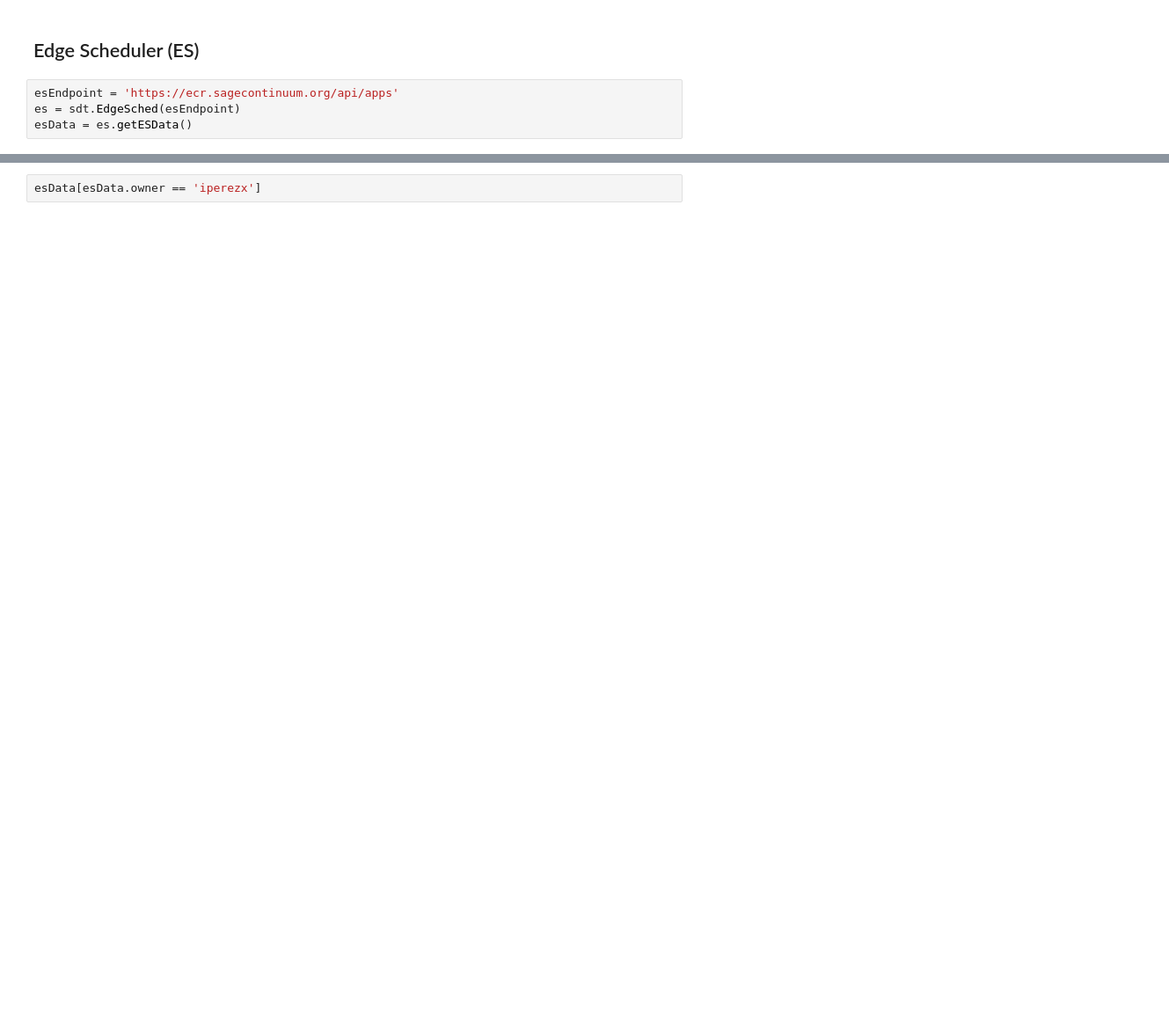
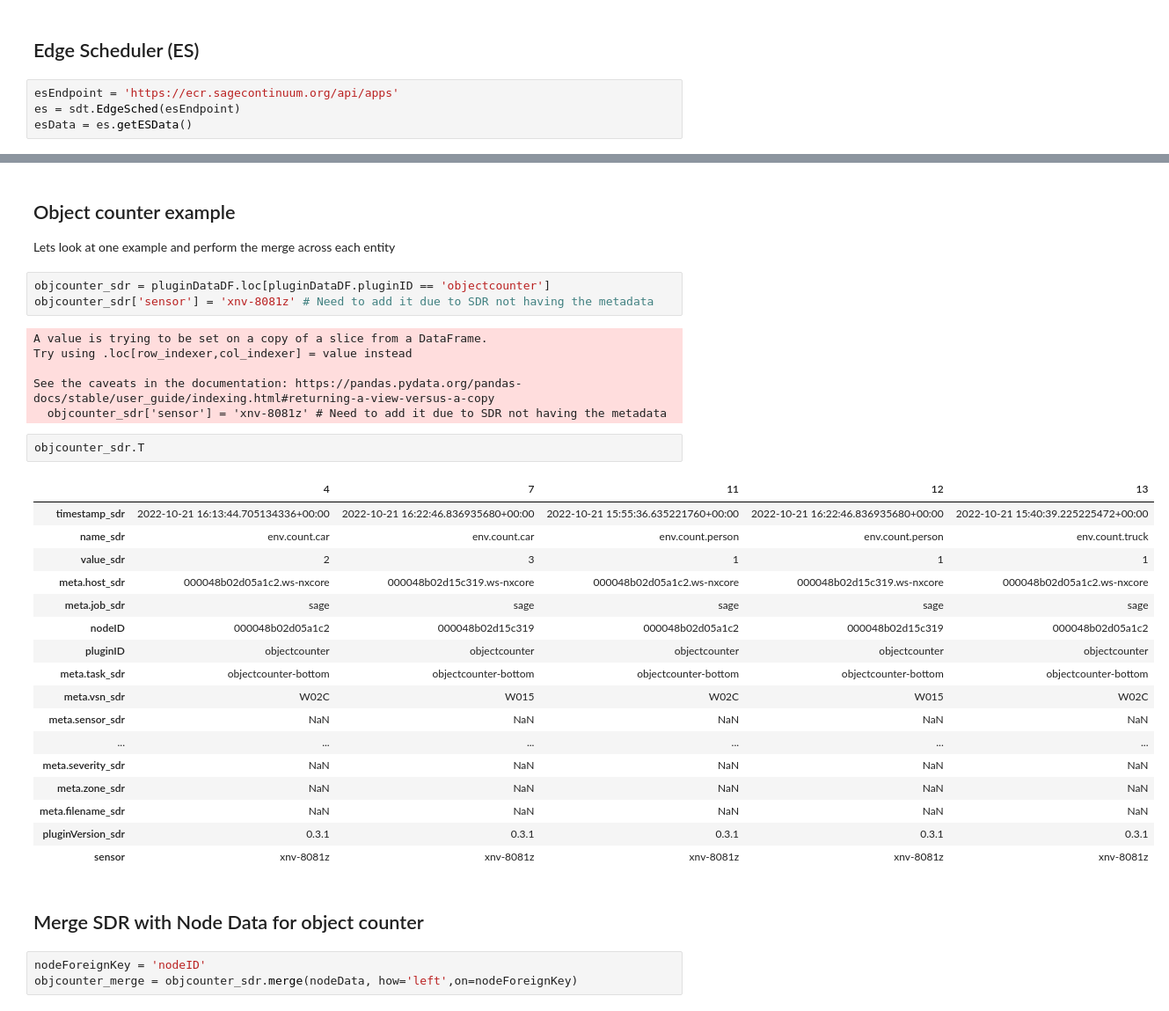
Before and after one commit to iperezx/sage-data-entities, a Jupyter notebook: docs/notebooks/walkthrough.ipynb, the cells around one changed output, grey strips where cells are left out. Shown at 88% size. Saved outputs shown, nothing was run; the diff lists cells and outputs as text; blank space fills up the shorter version.

Commit message:
Add merges.

```diff
--- a/docs/notebooks/walkthrough.ipynb
+++ b/docs/notebooks/walkthrough.ipynb
@@ -56,2 +142,37 @@ esData.T
-# %%
-esData[esData.owner == 'iperezx']
+# %% [markdown]
+## Object counter example
+Lets look at one example and perform the merge across each entity
+# %%
+objcounter_sdr = pluginDataDF.loc[pluginDataDF.pluginID == 'objectcounter']
+objcounter_sdr['sensor'] = 'xnv-8081z' # Need to add it due to SDR not having the metadata
+# %% [output]
+A value is trying to be set on a copy of a slice from a DataFrame.
+Try using .loc[row_indexer,col_indexer] = value instead
+
+See the caveats in the documentation: https://pandas.pydata.org/pandas-docs/stable/user_guide/indexing.html#returning-a-view-versus-a-copy
+  objcounter_sdr['sensor'] = 'xnv-8081z' # Need to add it due to SDR not having the metadata
+# %%
+objcounter_sdr.T
+# %% [output]
+|  | 4 | 7 | 11 | 12 | 13 |
+| timestamp_sdr | 2022-10-21 16:13:44.705134336+00:00 | 2022-10-21 16:22:46.836935680+00:00 | 2022-10-21 15:55:36.635221760+00:00 | 2022-10-21 16:22:46.836935680+00:00 | 2022-10-21 15:40:39.225225472+00:00 |
+| name_sdr | env.count.car | env.count.car | env.count.person | env.count.person | env.count.truck |
+| value_sdr | 2 | 3 | 1 | 1 | 1 |
+| meta.host_sdr | 000048b02d05a1c2.ws-nxcore | 000048b02d15c319.ws-nxcore | 000048b02d05a1c2.ws-nxcore | 000048b02d15c319.ws-nxcore | 000048b02d05a1c2.ws-nxcore |
+| meta.job_sdr | sage | sage | sage | sage | sage |
+| nodeID | 000048b02d05a1c2 | 000048b02d15c319 | 000048b02d05a1c2 | 000048b02d15c319 | 000048b02d05a1c2 |
+| pluginID | objectcounter | objectcounter | objectcounter | objectcounter | objectcounter |
+| meta.task_sdr | objectcounter-bottom | objectcounter-bottom | objectcounter-bottom | objectcounter-bottom | objectcounter-bottom |
+| meta.vsn_sdr | W02C | W015 | W02C | W015 | W02C |
+| meta.sensor_sdr | NaN | NaN | NaN | NaN | NaN |
+| ... | ... | ... | ... | ... | ... |
+| meta.severity_sdr | NaN | NaN | NaN | NaN | NaN |
+| meta.zone_sdr | NaN | NaN | NaN | NaN | NaN |
+| meta.filename_sdr | NaN | NaN | NaN | NaN | NaN |
+| pluginVersion_sdr | 0.3.1 | 0.3.1 | 0.3.1 | 0.3.1 | 0.3.1 |
+| sensor | xnv-8081z | xnv-8081z | xnv-8081z | xnv-8081z | xnv-8081z |
+# %% [markdown]
+## Merge SDR with Node Data for object counter
+# %%
+nodeForeignKey = 'nodeID'
+objcounter_merge = objcounter_sdr.merge(nodeData, how='left',on=nodeForeignKey)
```
Also changed, not shown: parts of 13 cells of this notebook, 2 other files.
